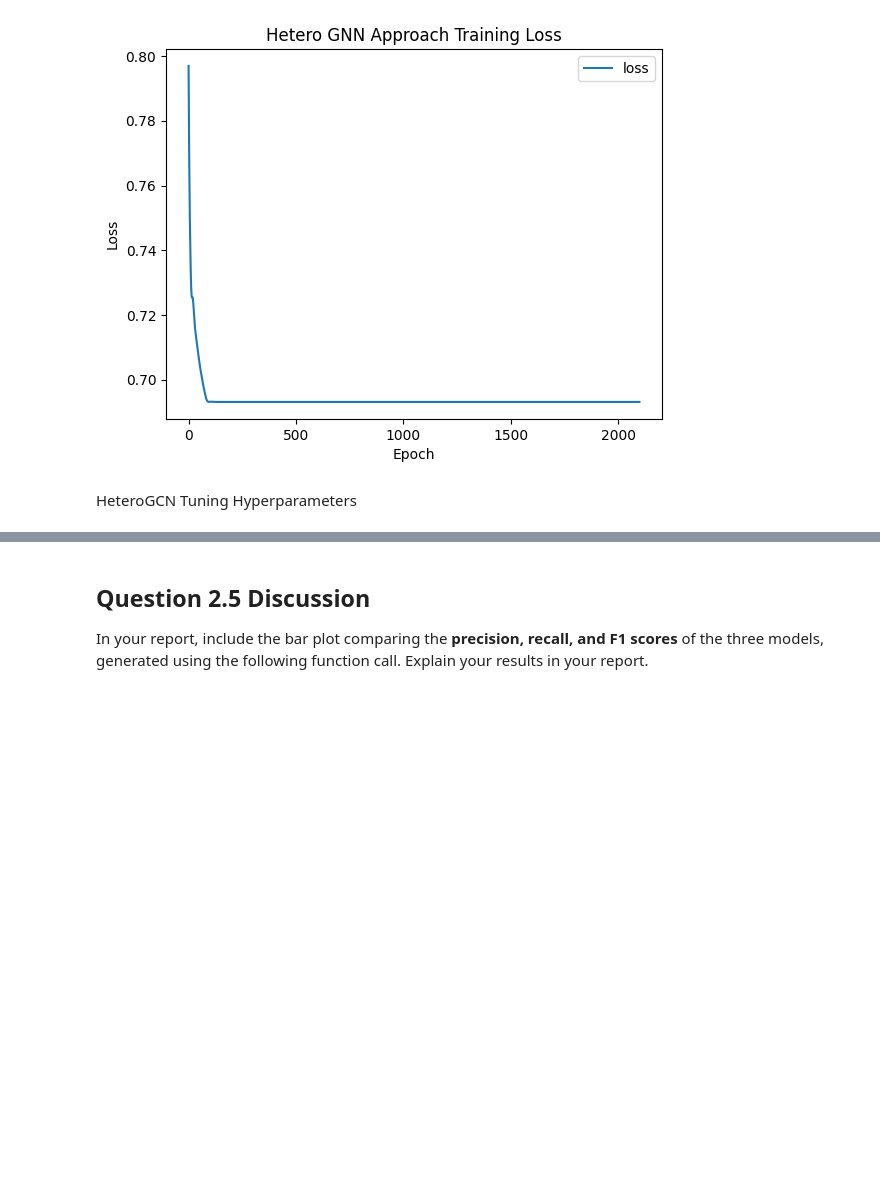
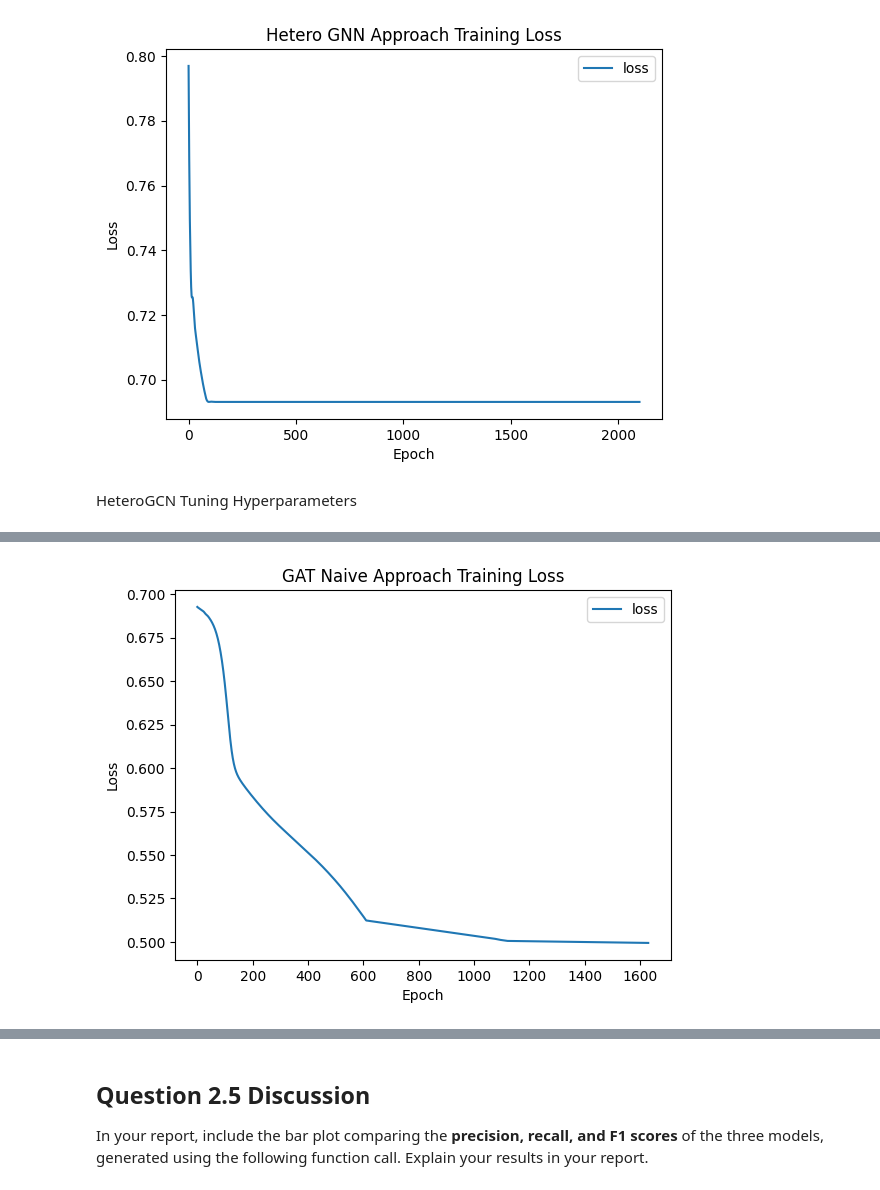
Before and after one commit to StevenChenWaiHo/Graph-Neural-Network, a Jupyter notebook: dgl_2425_cw1/q2_heterogeneous_node_classifcation.ipynb, the cells around one changed output, grey strips where cells are left out. Drawn from its saved outputs; the diff is of its cells as text; code cells hidden in the pictures; blank space fills up the shorter version.

```diff
--- a/dgl_2425_cw1/q2_heterogeneous_node_classifcation.ipynb
+++ b/dgl_2425_cw1/q2_heterogeneous_node_classifcation.ipynb
@@ -947,0 +946,6 @@ Epoch 1030/10000 - Train Loss: 0.6494 - Val Precision: 0.4950 - Val Recall: 0.49
+# %%
+best_result = df[(df['learning_rate'] == 0.01) & (df['hidden_dim'] == 512)].iloc[0]
+print(best_result)
+val_precs["Hetero GCN"] = best_result['prec']
+val_recs["Hetero GCN"] = best_result['rec']
+val_f1s["Hetero GCN"] = best_result['f1']
@@ -947,0 +1046,49 @@ Epoch 1030/10000 - Train Loss: 0.6494 - Val Precision: 0.4950 - Val Recall: 0.49
+# %%
+set_seed(SEED)
+
+A_train, X1_train, X2_train, y_train, mapping_train = load_data_from_json(TRAIN_PATH)
+A_val, X1_val, X2_val, y_val, mapping_val = load_data_from_json(VAL_PATH)
+
+# Naively pad
+X_train, d_max_train = pad_features(A_train, X1_train, X2_train, mapping_train)
+X_val,   d_max_val   = pad_features(A_val,   X1_val,   X2_val,   mapping_val)
+
+print("Train adjacency:", A_train.shape)
+print("Train features after padding:", X_train.shape, "with d_max =", d_max_train)
+print("Val adjacency:", A_val.shape)
+print("Val features after padding:", X_val.shape, "with d_max =", d_max_val)
+
+# Convert labels to float if using BCE with sigmoid
+y_train = y_train.float()  # shape (N,)
+y_val   = y_val.float()
+
+
+# ####################################################
+# MODIFY THE CODE BELOW
+# ####################################################
+
+input_dim = X_train.shape[1]  # the padded dimension
+hidden_dim = 16
+output_dim = 1
+
+# Build the model
+attn_gnn = GraphAttentionNetwork(input_dim, hidden_dim, output_dim)
+
+# Train
+loss_history, _ = train_model(attn_gnn, y_train, val_model_inputs={"A":A_val_normalized.clone(), "X":X_val.clone()}, y_val=y_val.clone(), A=A_train_normalized, X=X_train, num_epochs=10000, lr=0.001, patience=50)
+
+# ####################################################
+# END OF MODIFICATION
+# ####################################################
+
+# Test on validation data
+val_prec, val_rec, val_f1, _ = evaluate_model(attn_gnn, y_val, A=A_val_normalized, X=X_val)
+print(f"[VAL] Prec={val_prec:.4f}, Rec={val_rec:.4f}, F1={val_f1:.4f}")
+
+val_precs["Naive GAT"] = val_prec
+val_recs["Naive GAT"] = val_rec
+val_f1s["Naive GAT"] = val_f1
+
+# Plot loss
+plot_loss(loss_history, title="GAT Naive Approach Training Loss")
+# %% [output]
@@ -947,0 +1112 @@ Epoch 1030/10000 - Train Loss: 0.6494 - Val Precision: 0.4950 - Val Recall: 0.49
+[figure, added]
```
Also changed, not shown: parts of 16 cells of this notebook.
